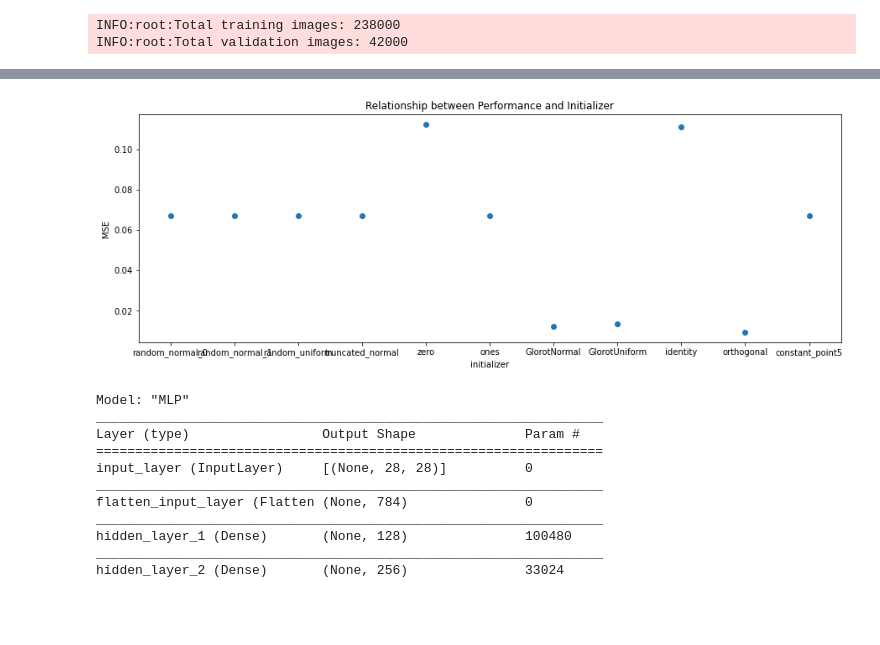
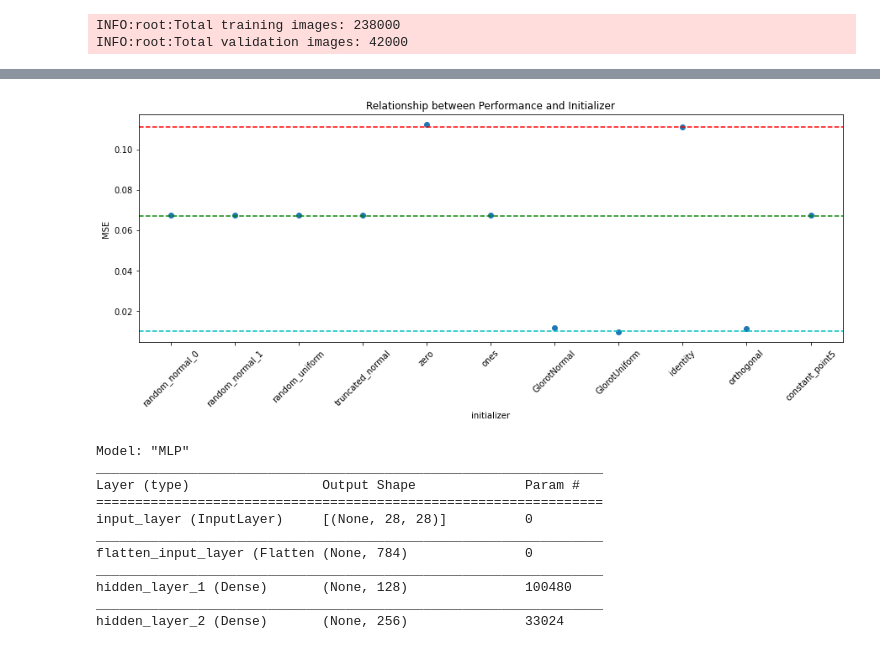
Before and after one commit to edwin-yan/An-Image-Denoising-Network-with-Interpretation, a Jupyter notebook: experiments.ipynb, the cells around one changed output, grey strips where cells are left out. Saved outputs shown, nothing was run; the diff lists cells and outputs as text; code cells hidden in the pictures; blank space fills up the shorter version.

Commit message:
Updated Chart to Rotate X labels

```diff
--- a/experiments.ipynb
+++ b/experiments.ipynb
@@ -77,7 +77,7 @@ for initializer_name, initializer in initializers.items():
         x_train,
         y_train,
         batch_size = 512,
-        epochs=50,
+        epochs=100,
         validation_split=0.2,
         use_multiprocessing=True,
         callbacks=[earlystop_callback],
@@ -105,18 +105,22 @@ Epoch 8/50
 # %%
 mse = list(performance_stats.values())
 keys = performance_stats.keys()
 
 figure, ax = plt.subplots(figsize=(15, 5))
 ax.set_xticks(range(0,len(keys)))
 ax.set_xticklabels(keys)
 ax.ticklabel_format(useOffset=False, axis = 'y')
 ax.scatter(keys, mse)
 ax.set_xlabel('initializer')
+plt.xticks(rotation=45)
+plt.axhline(y=0.111, color = 'r', linestyle = '--')
+plt.axhline(y=0.067, color = 'g', linestyle = '--')
+plt.axhline(y=0.01, color = 'c', linestyle = '--')
 ax.set_ylabel('MSE')
 ax.set_title("Relationship between Performance and Initializer")
 plt.show()
 # %% [output]
-[figure, old version]
+[figure, new version]
 # %%
 inputs = keras.Input(shape=image_shape, name='input_layer')
 flatten = keras.layers.Flatten(name='flatten_input_layer')(inputs)
```
Also changed, not shown: parts of 7 cells of this notebook.
